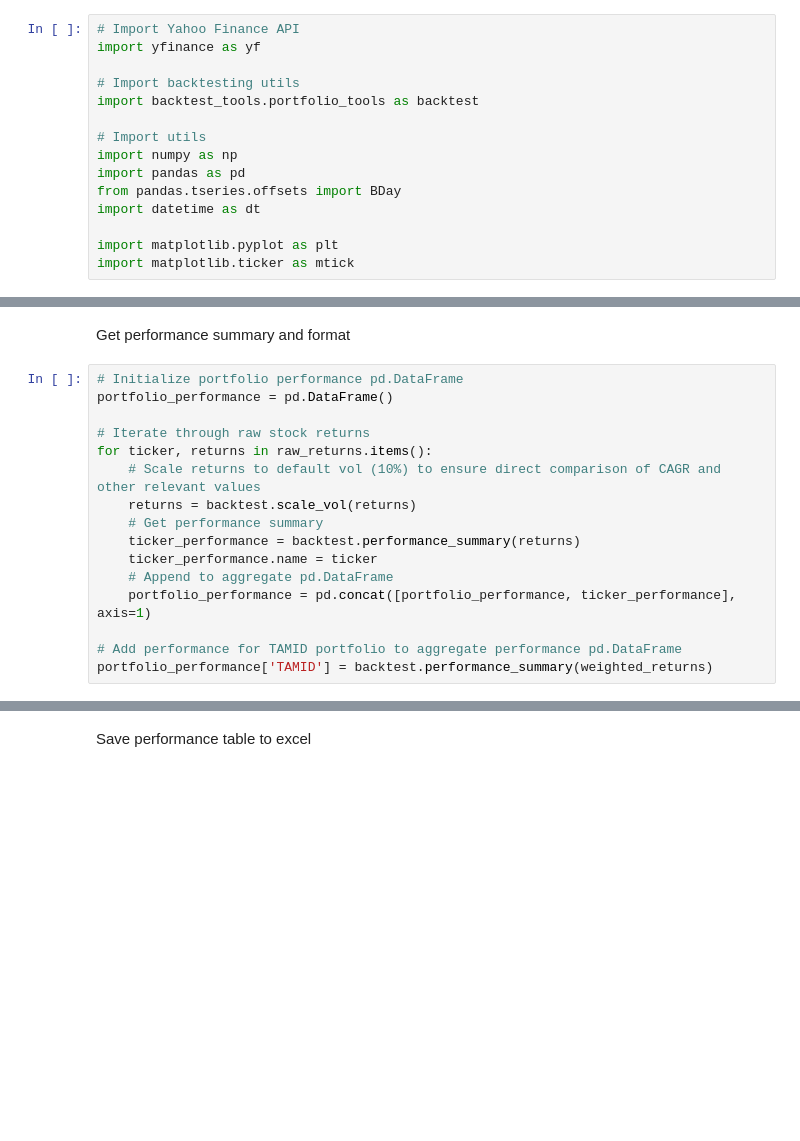
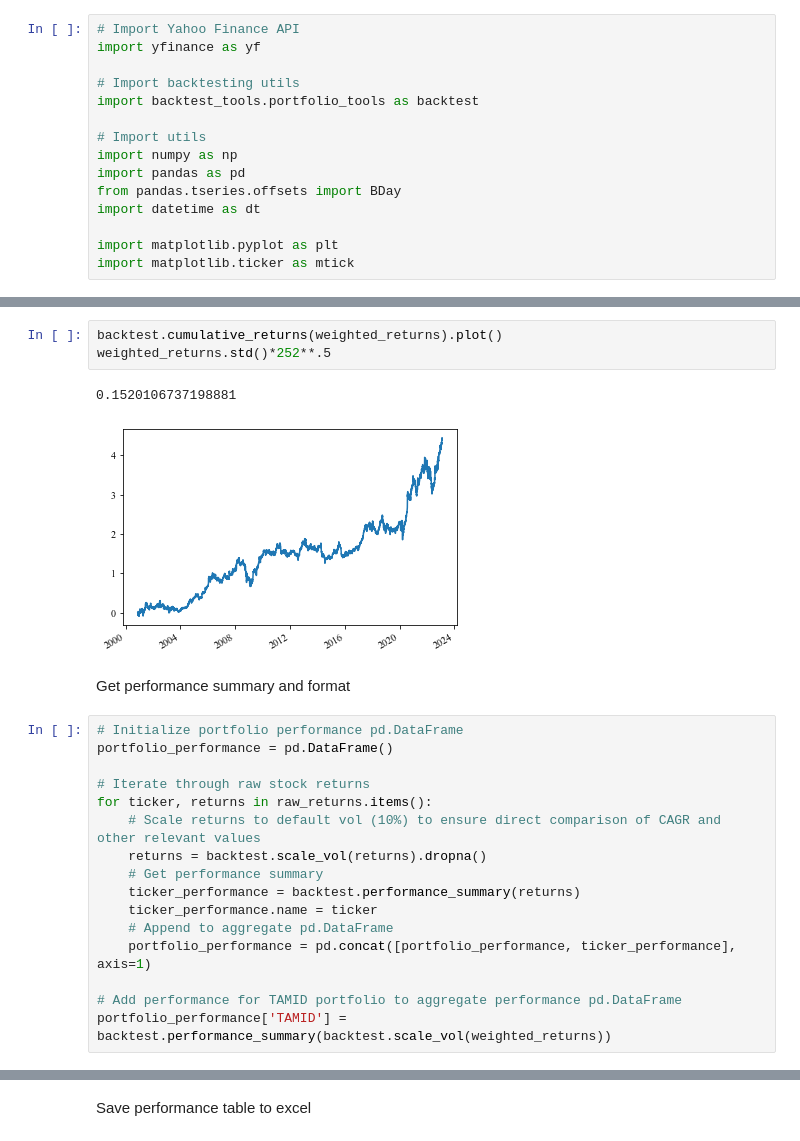
Before and after one commit to marcuskastevens/portfolio_newsletter, a Jupyter notebook: performance_attribution.ipynb, the cells around one changed output, grey strips where cells are left out. Saved outputs shown, nothing was run; the diff lists cells and outputs as text; blank space fills up the shorter version.

```diff
--- a/performance_attribution.ipynb
+++ b/performance_attribution.ipynb
@@ -53,3 +59,9 @@ weighted_returns = pd.Series(raw_returns.dot(mvo_weights), name='TAMID').dropna(
+# %%
+backtest.cumulative_returns(weighted_returns).plot()
+weighted_returns.std()*252**.5
+# %% [output]
+0.1520106737198881
+[figure, added]
 # %% [markdown]
 Get performance summary and format
 # %%
@@ -59,7 +71,7 @@ portfolio_performance = pd.DataFrame()
 # Iterate through raw stock returns
 for ticker, returns in raw_returns.items():
     # Scale returns to default vol (10%) to ensure direct comparison of CAGR and other relevant values
-    returns = backtest.scale_vol(returns)
+    returns = backtest.scale_vol(returns).dropna()
     # Get performance summary
     ticker_performance = backtest.performance_summary(returns)
     ticker_performance.name = ticker
@@ -67,6 +79,6 @@ for ticker, returns in raw_returns.items():
     portfolio_performance = pd.concat([portfolio_performance, ticker_performance], axis=1)
 
 # Add performance for TAMID portfolio to aggregate performance pd.DataFrame
-portfolio_performance['TAMID'] = backtest.performance_summary(weighted_returns)
+portfolio_performance['TAMID'] = backtest.performance_summary(backtest.scale_vol(weighted_returns))
 # %%
 # Format
```
Also changed, not shown: parts of 13 cells of this notebook, 42 other files.
